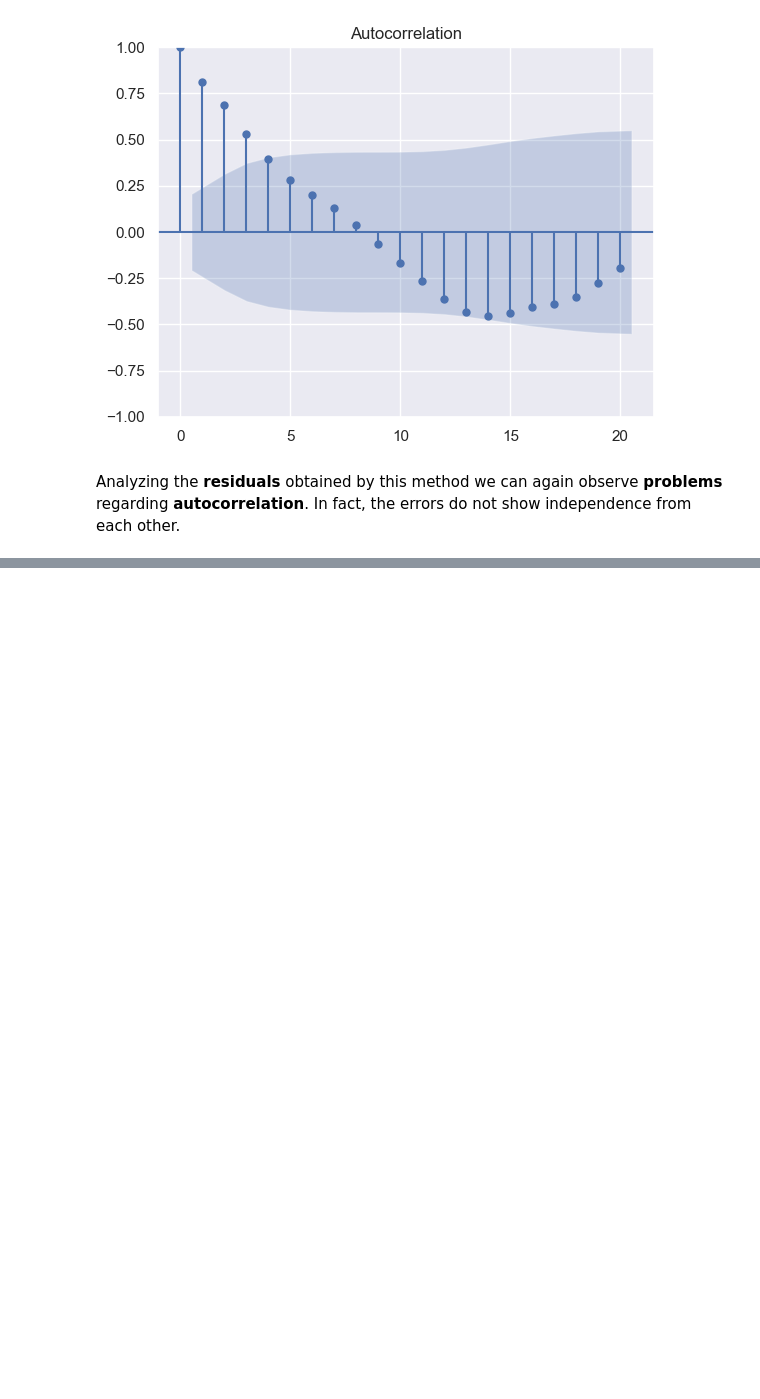
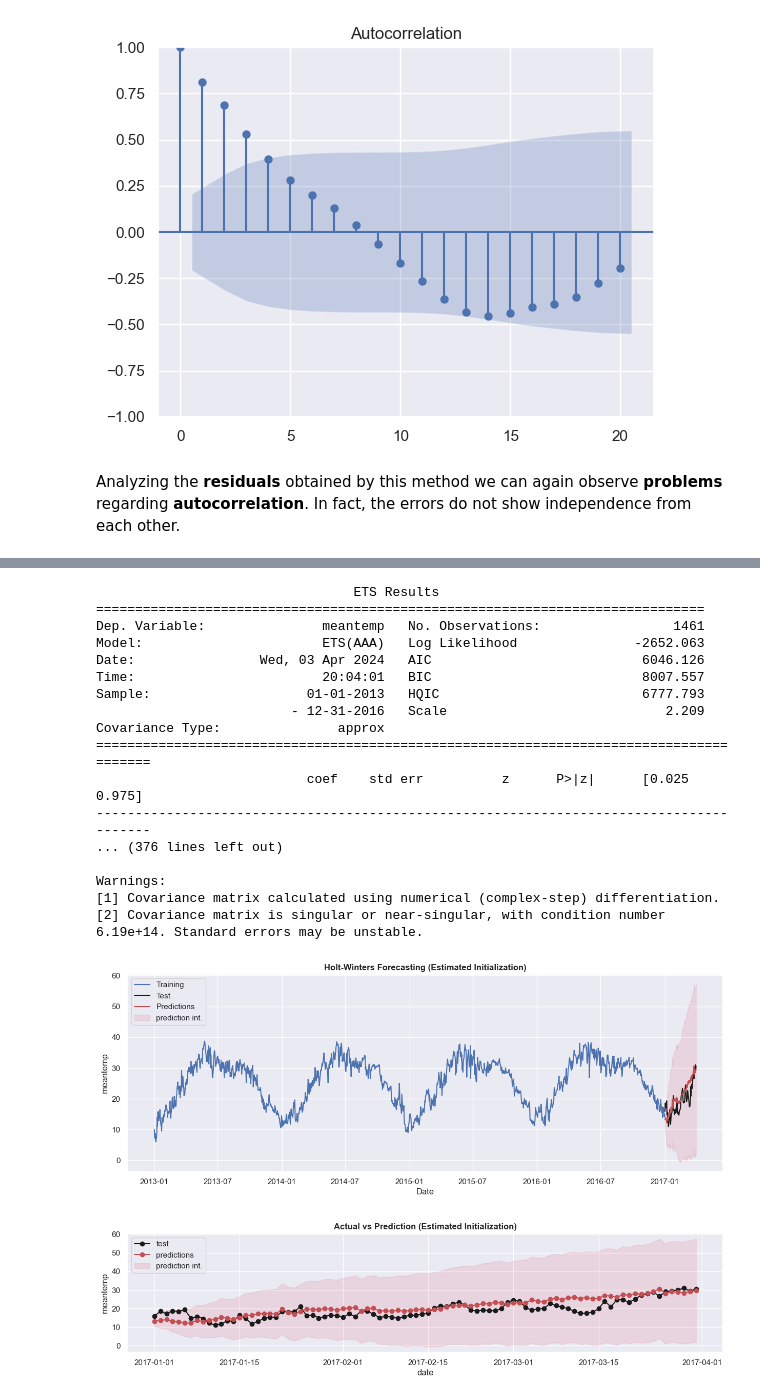
Before and after one commit to marcocolognesi/Weather_Forecast, a Jupyter notebook: forecasting.ipynb, the cells around one changed output, grey strips where cells are left out. Cells and saved outputs as stored; diff of their text form; code cells hidden in the pictures; blank space fills up the shorter version.

```diff
--- a/forecasting.ipynb
+++ b/forecasting.ipynb
@@ -381,0 +398,79 @@ Analyzing the **residuals** obtained by this method we can again observe **probl
+# %%
+# focus on forecasting meantemp (avoid other variables)
+meantemp_train = train_data['meantemp']
+meantemp_test = test_data['meantemp']
+
+# Initializing and fitting the model (estimated initialization)
+model_estimated = ETSModel(meantemp_train, trend='add', seasonal='add', seasonal_periods=365).fit()
+
+# printing model summary
+print(model_estimated.summary())
+
+# making predictions on test set
+predictions_df_estimated = model_estimated.get_prediction(start='2017-01-01', end='2017-03-31').summary_frame()
+preds_estimated = predictions_df_estimated['mean']
+
+# Plot overall forecasting (training and testing)
+plt.figure(figsize=(15,5))
+plt.title(f"Holt-Winters Forecasting (Estimated Initialization)", weight="bold")
+plt.plot(meantemp_train, label='Training')
+plt.plot(meantemp_test, color='k', label='Test')
+plt.plot(preds_estimated, color='r', label='Predictions')
+plt.fill_between(test_data.index, predictions_df_estimated['pi_lower'], predictions_df_estimated['pi_upper'], alpha=.1, color='crimson',label='prediction int.')
+plt.xlabel('Date')
+plt.ylabel('meantemp')
+plt.legend(loc='upper left')
+plt.show()
+
+# Plotting predictions vs actual values (focus on test data)
+plt.figure(figsize=(15,3))
+plt.title(f"Actual vs Prediction (Estimated Initialization)", weight="bold")
+plt.plot(test_data.index, meantemp_test, 'ko-' ,label='test')
+plt.plot(test_data.index, preds_estimated, 'ro-', label='predictions')
+plt.fill_between(test_data.index, predictions_df_estimated['pi_lower'], predictions_df_estimated['pi_upper'], alpha=.1, color='crimson',label='prediction int.')
+plt.xlabel('date')
+plt.ylabel('meantemp')
+plt.legend(loc='upper left')
+plt.show()
+
+# Evaluating model
+# train
+mae_train_estimated = model_estimated.mae
+mse_train_estimated = model_estimated.mse
+rmse_train_estimated = np.sqrt(mse_train_estimated)
+# testing
+mae_test_estimated = mean_absolute_error(y_true=meantemp_test, y_pred=preds_estimated)
+mse_test_estimated = mean_squared_error(y_true=meantemp_test, y_pred=preds_estimated)
+rmse_test_estimated = mean_squared_error(y_true=meantemp_test, y_pred=preds_estimated, squared=True)
+r2_test_estimated = r2_score(y_true=meantemp_test, y_pred=preds_estimated)
+
+print('-- Training Evaluation (estimated initialization)--')
+print('MAE training set: ', mae_train_estimated)
+print('MSE training set: ', mse_train_estimated)
+print('RMSE training set: ', rmse_train_estimated)
+
+print('\n-- Testing Evaluation (estimated initialization) --')
+print('MAE test set: ', mae_test_estimated)
+print('MSE test set: ', mse_test_estimated)
+print('RMSE test set: ', rmse_test_estimated)
+print('R2 test set: ', r2_test_estimated)
+# %% [output]
+                                 ETS Results
+==============================================================================
+Dep. Variable:               meantemp   No. Observations:                 1461
+Model:                       ETS(AAA)   Log Likelihood               -2652.063
+Date:                Wed, 03 Apr 2024   AIC                           6046.126
+Time:                        20:04:01   BIC                           8007.557
+Sample:                    01-01-2013   HQIC                          6777.793
+                         - 12-31-2016   Scale                            2.209
+Covariance Type:               approx
+========================================================================================
+                           coef    std err          z      P>|z|      [0.025      0.975]
+----------------------------------------------------------------------------------------
+... (376 lines left out)
+
+Warnings:
+[1] Covariance matrix calculated using numerical (complex-step) differentiation.
+[2] Covariance matrix is singular or near-singular, with condition number 6.19e+14. Standard errors may be unstable.
+[figure, added]
+[figure, added]
```
Also changed, not shown: parts of 27 cells of this notebook.
